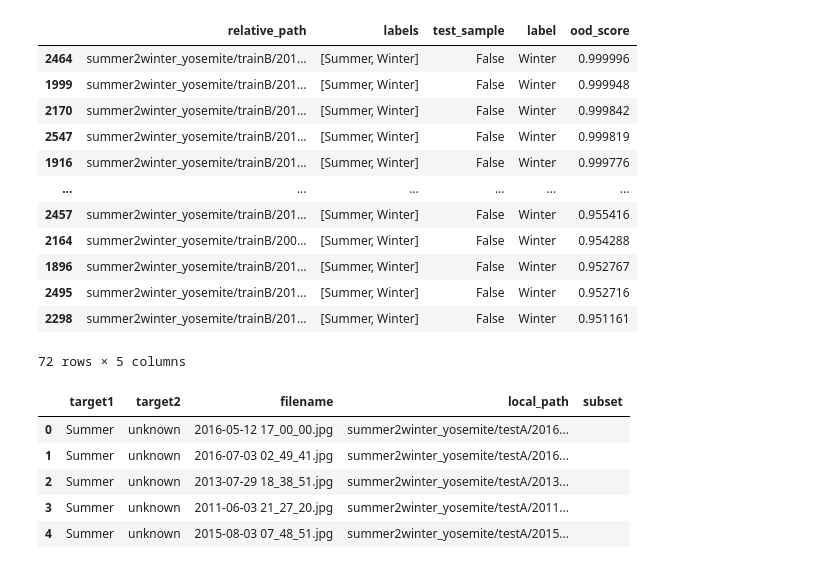
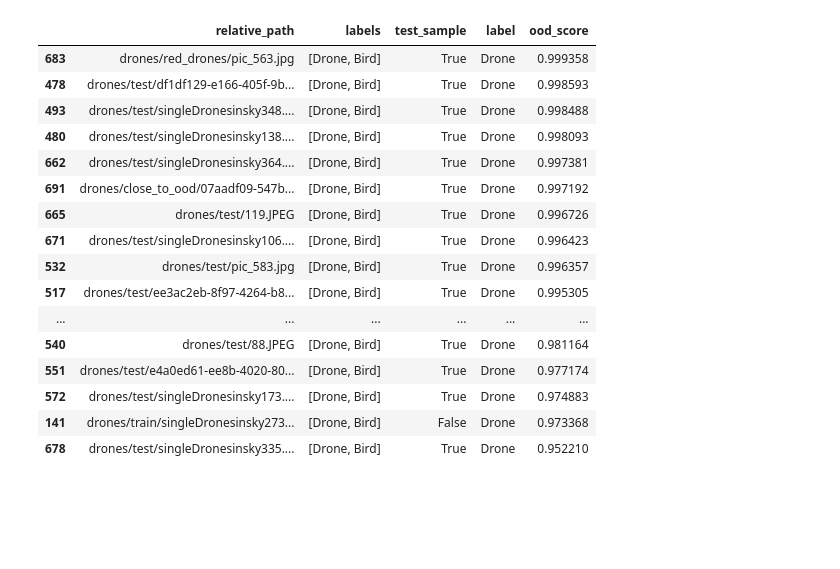
Before and after one commit to anastasia-spb/OoDTool, a Jupyter notebook: tool/core/utils/ood_notebooks/OoDAnalyze.ipynb, the cells around one changed output. Saved outputs shown, nothing was run; the diff lists cells and outputs as text; code cells hidden in the pictures; blank space fills up the shorter version.

```diff
--- a/tool/core/utils/ood_notebooks/OoDAnalyze.ipynb
+++ b/tool/core/utils/ood_notebooks/OoDAnalyze.ipynb
@@ -8,6 +9,11 @@ from tool.core import data_types
 # %%
-ood_file_path = '/home/vlasova/datasets/0metadata/SummerWinter/ood_score_230424_163953.ood.pkl'
-corresponding_meta_file = '/home/vlasova/datasets/0metadata/SummerWinter/SummerWinter.meta.pkl'
+session_folder = '/home/nastya/Desktop/ood_datasets/DroneBird/oodsession_4'
+ood_file_path = ood_file = find_pkl.get_ood_file(session_folder)
+corresponding_meta_file = find_pkl.get_metadata_file(session_folder)
+
+print(ood_file_path)
+print(corresponding_meta_file)
+
 ood_df = pd.read_pickle(ood_file_path)
 meta_df = pd.read_pickle(corresponding_meta_file)
 
@@ -53,19 +62,23 @@ def get_samples_with_ood_above(input_df, threshold: int, label=''):
     local_df = local_df[local_df[data_types.OoDScoreType.name()] > threshold]
     return local_df
 # %%
-get_samples_with_ood_above(data_df, 0.95, 'Winter')
+get_samples_with_ood_above(data_df, 0.95, 'Drone')
 # %% [output]
 |  | relative_path | labels | test_sample | label | ood_score |
-| 2464 | summer2winter_yosemite/trainB/201... | [Summer, Winter] | False | Winter | 0.999996 |
-| 1999 | summer2winter_yosemite/trainB/201... | [Summer, Winter] | False | Winter | 0.999948 |
-| 2170 | summer2winter_yosemite/trainB/201... | [Summer, Winter] | False | Winter | 0.999842 |
-| 2547 | summer2winter_yosemite/trainB/201... | [Summer, Winter] | False | Winter | 0.999819 |
-| 1916 | summer2winter_yosemite/trainB/201... | [Summer, Winter] | False | Winter | 0.999776 |
+| 683 | drones/red_drones/pic_563.jpg | [Drone, Bird] | True | Drone | 0.999358 |
+| 478 | drones/test/df1df129-e166-405f-9b... | [Drone, Bird] | True | Drone | 0.998593 |
+| 493 | drones/test/singleDronesinsky348.... | [Drone, Bird] | True | Drone | 0.998488 |
+| 480 | drones/test/singleDronesinsky138.... | [Drone, Bird] | True | Drone | 0.998093 |
+| 662 | drones/test/singleDronesinsky364.... | [Drone, Bird] | True | Drone | 0.997381 |
+| 691 | drones/close_to_ood/07aadf09-547b... | [Drone, Bird] | True | Drone | 0.997192 |
+| 665 | drones/test/119.JPEG | [Drone, Bird] | True | Drone | 0.996726 |
+| 671 | drones/test/singleDronesinsky106.... | [Drone, Bird] | True | Drone | 0.996423 |
+| 532 | drones/test/pic_583.jpg | [Drone, Bird] | True | Drone | 0.996357 |
+| 517 | drones/test/ee3ac2eb-8f97-4264-b8... | [Drone, Bird] | True | Drone | 0.995305 |
 | ... | ... | ... | ... | ... | ... |
-| 2457 | summer2winter_yosemite/trainB/201... | [Summer, Winter] | False | Winter | 0.955416 |
-| 2164 | summer2winter_yosemite/trainB/200... | [Summer, Winter] | False | Winter | 0.954288 |
-| 1896 | summer2winter_yosemite/trainB/201... | [Summer, Winter] | False | Winter | 0.952767 |
-| 2495 | summer2winter_yosemite/trainB/201... | [Summer, Winter] | False | Winter | 0.952716 |
-| 2298 | summer2winter_yosemite/trainB/201... | [Summer, Winter] | False | Winter | 0.951161 |
+| 540 | drones/test/88.JPEG | [Drone, Bird] | True | Drone | 0.981164 |
+| 551 | drones/test/e4a0ed61-ee8b-4020-80... | [Drone, Bird] | True | Drone | 0.977174 |
+| 572 | drones/test/singleDronesinsky173.... | [Drone, Bird] | True | Drone | 0.974883 |
+| 141 | drones/train/singleDronesinsky273... | [Drone, Bird] | False | Drone | 0.973368 |
+| 678 | drones/test/singleDronesinsky335.... | [Drone, Bird] | True | Drone | 0.952210 |
-72 rows × 5 columns
 # %%
@@ -98,10 +85,0 @@ def convert_to_csv_format(data_df):
-# %%
-csv_df = convert_to_csv_format(data_df)
-csv_df.head(5)
-# %% [output]
-|  | target1 | target2 | filename | local_path | subset |
-| 0 | Summer | unknown | 2016-05-12 17_00_00.jpg | summer2winter_yosemite/testA/2016... |  |
-| 1 | Summer | unknown | 2016-07-03 02_49_41.jpg | summer2winter_yosemite/testA/2016... |  |
-| 2 | Summer | unknown | 2013-07-29 18_38_51.jpg | summer2winter_yosemite/testA/2013... |  |
-| 3 | Summer | unknown | 2011-06-03 21_27_20.jpg | summer2winter_yosemite/testA/2011... |  |
-| 4 | Summer | unknown | 2015-08-03 07_48_51.jpg | summer2winter_yosemite/testA/2015... |  |
```
Also changed, not shown: parts of 13 cells of this notebook, 9 other files.
